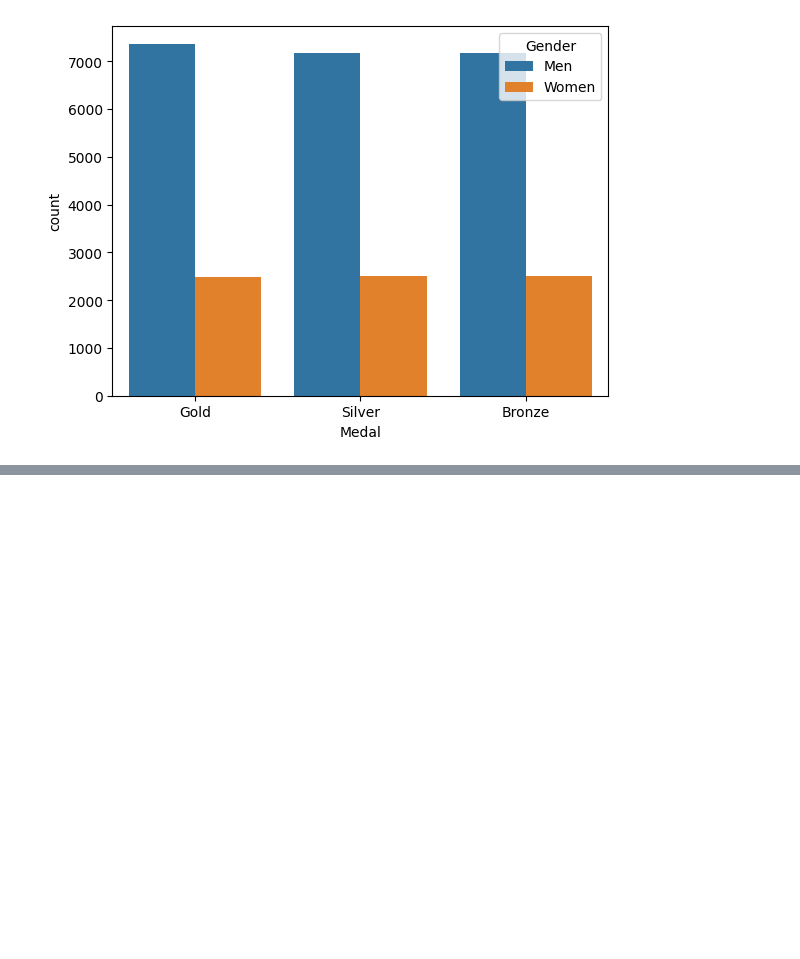
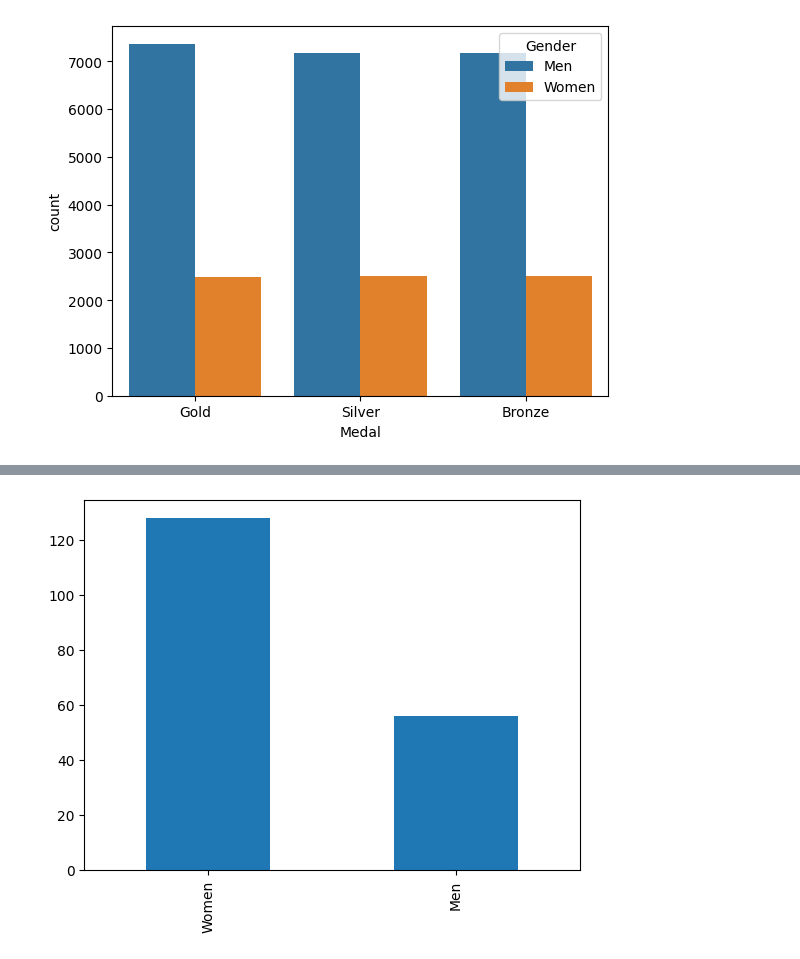
Before and after one commit to dbasdanis/python_practice, a Jupyter notebook: pandas/pandas_doc.ipynb, the cells around one changed output, grey strips where cells are left out. Cells and saved outputs as stored; diff of their text form; code cells hidden in the pictures; blank space fills up the shorter version.

```diff
--- a/pandas/pandas_doc.ipynb
+++ b/pandas/pandas_doc.ipynb
@@ -518,0 +525,3 @@ sns.countplot(x='Medal',data=oo, hue='Gender');
+# %%
+mw = oo[(oo.Edition==2008)&(oo.NOC=='CHN')]
+mw
@@ -518,0 +542,4 @@ sns.countplot(x='Medal',data=oo, hue='Gender');
+# %%
+mw.Gender.value_counts().plot(kind='bar');
+# %% [output]
+[figure, added]
```
Also changed, not shown: parts of 10 cells of this notebook.
